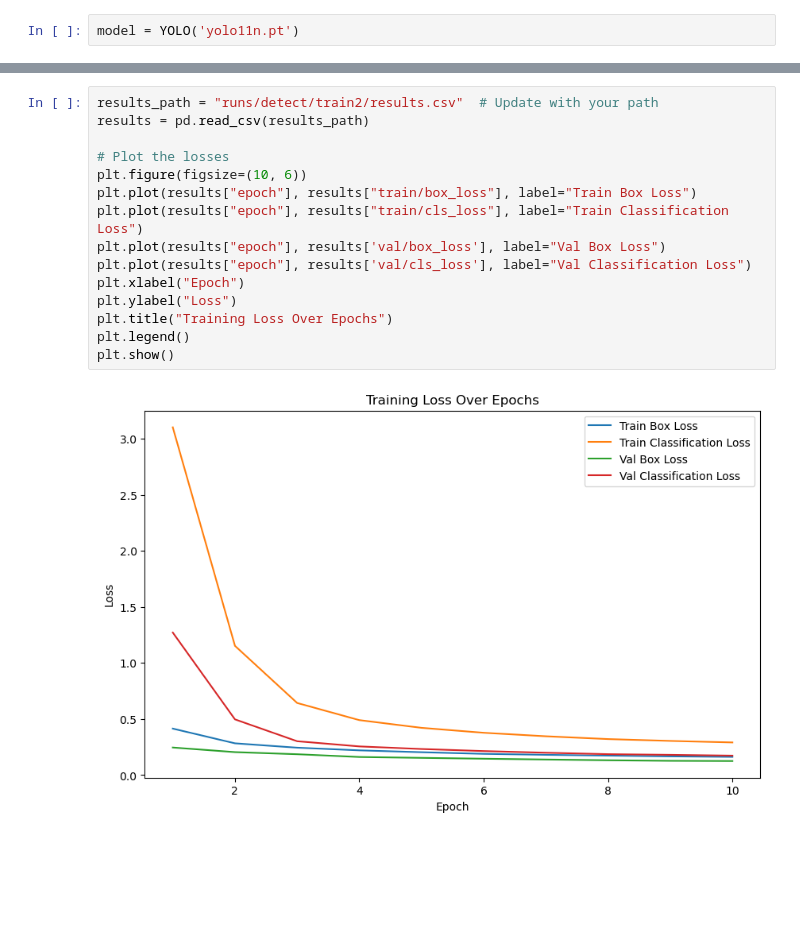
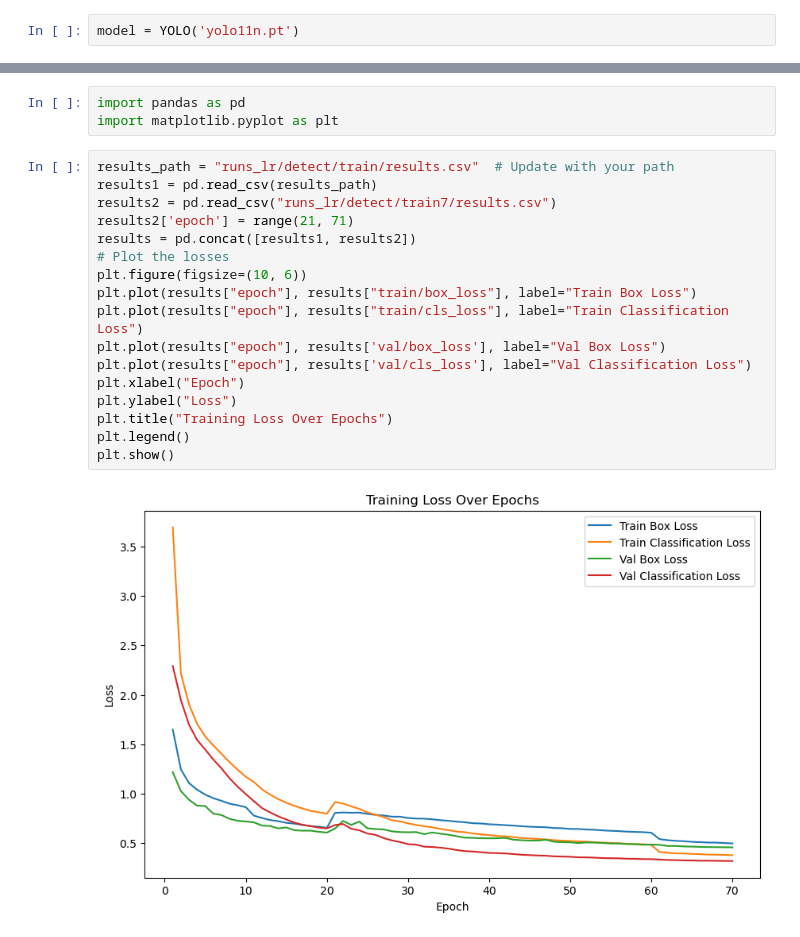
Before and after one commit to mattiaamartino/poker-visual-engine, a Jupyter notebook: training.ipynb, the cells around one changed output, grey strips where cells are left out. Saved outputs shown, nothing was run; the diff lists cells and outputs as text; blank space fills up the shorter version.

```diff
--- a/training.ipynb
+++ b/training.ipynb
@@ -132,17 +159,22 @@ Closing dataloader mosaic
+# %%
+import pandas as pd
+import matplotlib.pyplot as plt
 # %%
-results_path = "runs/detect/train2/results.csv"  # Update with your path
-results = pd.read_csv(results_path)
-
+results_path = "runs_lr/detect/train/results.csv"  # Update with your path
+results1 = pd.read_csv(results_path)
+results2 = pd.read_csv("runs_lr/detect/train7/results.csv")
+results2['epoch'] = range(21, 71)
+results = pd.concat([results1, results2])
 # Plot the losses
 plt.figure(figsize=(10, 6))
 plt.plot(results["epoch"], results["train/box_loss"], label="Train Box Loss")
 plt.plot(results["epoch"], results["train/cls_loss"], label="Train Classification Loss")
 plt.plot(results["epoch"], results['val/box_loss'], label="Val Box Loss")
 plt.plot(results["epoch"], results['val/cls_loss'], label="Val Classification Loss")
 plt.xlabel("Epoch")
 plt.ylabel("Loss")
 plt.title("Training Loss Over Epochs")
 plt.legend()
 plt.show()
 # %% [output]
-[figure, old version]
+[figure, new version]
```
Also changed, not shown: parts of 13 cells of this notebook, 6 other files.
